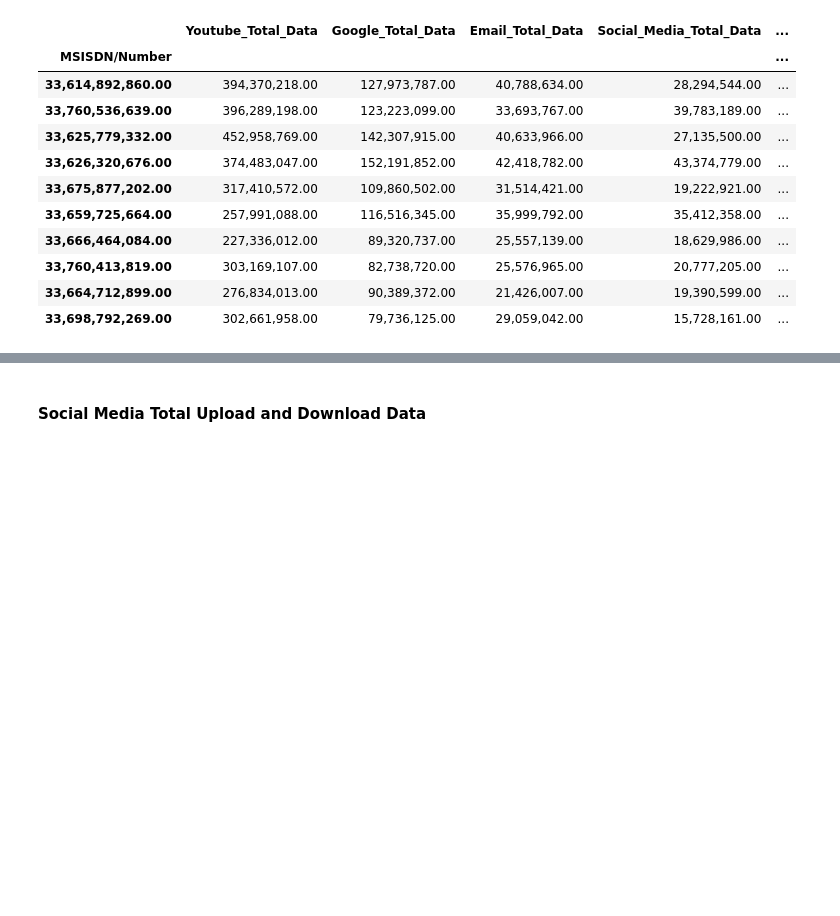
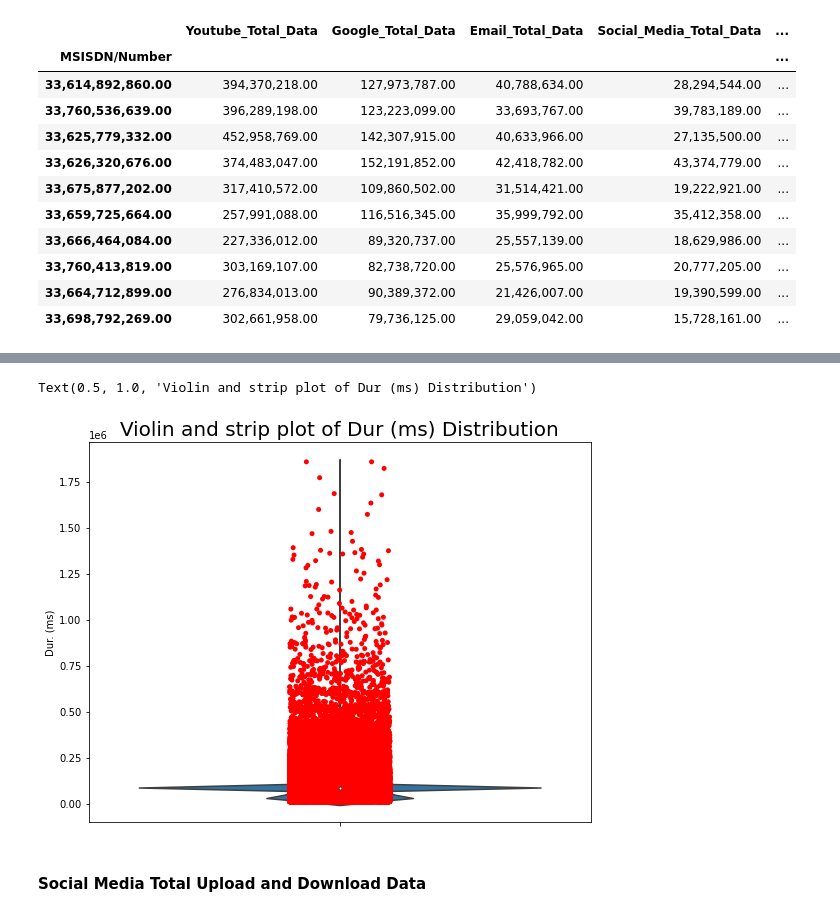
Before and after one commit to BirhanuGebisa/Telecom-User-Analytics, a Jupyter notebook: notebooks/Task1_User_Overview_analysis.ipynb, the cells around one changed output, grey strips where cells are left out. Drawn from its saved outputs; the diff is of its cells as text; code cells hidden in the pictures; blank space fills up the shorter version.

```diff
--- a/notebooks/Task1_User_Overview_analysis.ipynb
+++ b/notebooks/Task1_User_Overview_analysis.ipynb
@@ -379,3 +385,11 @@ total_user.nlargest(10, 'Total UL and DL')
+# %%
+plt.figure(figsize=(9, 7))
+sns.stripplot(data=telcom, y='Dur. (ms)', orient='hor', color='red')
+sns.violinplot(data=telcom, y='Dur. (ms)', orient='hor')
+plt.title('Violin and strip plot of Dur (ms) Distribution', size=20)
+# %% [output]
+Text(0.5, 1.0, 'Violin and strip plot of Dur (ms) Distribution')
+[figure, added]
 # %% [markdown]
 #### Social Media Total Upload and Download Data
 # %%
```
Also changed, not shown: parts of 12 cells of this notebook.
